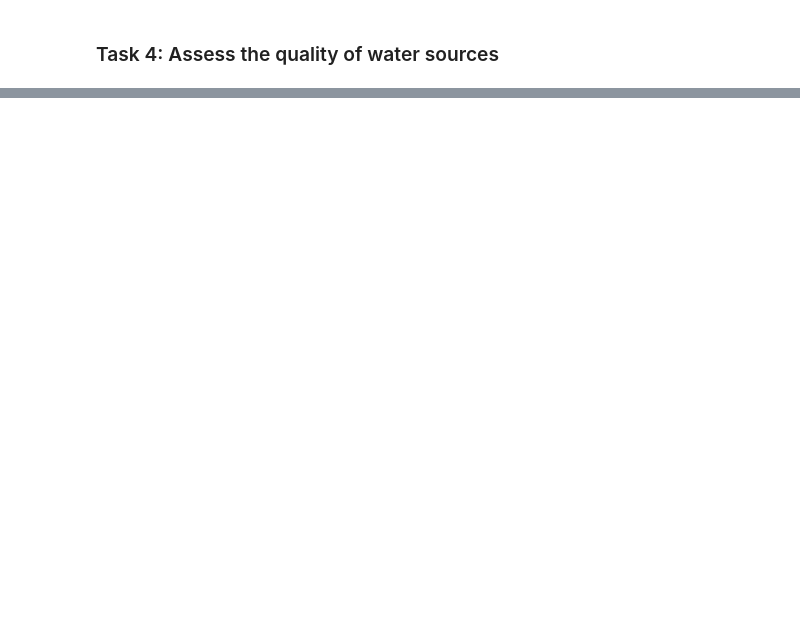
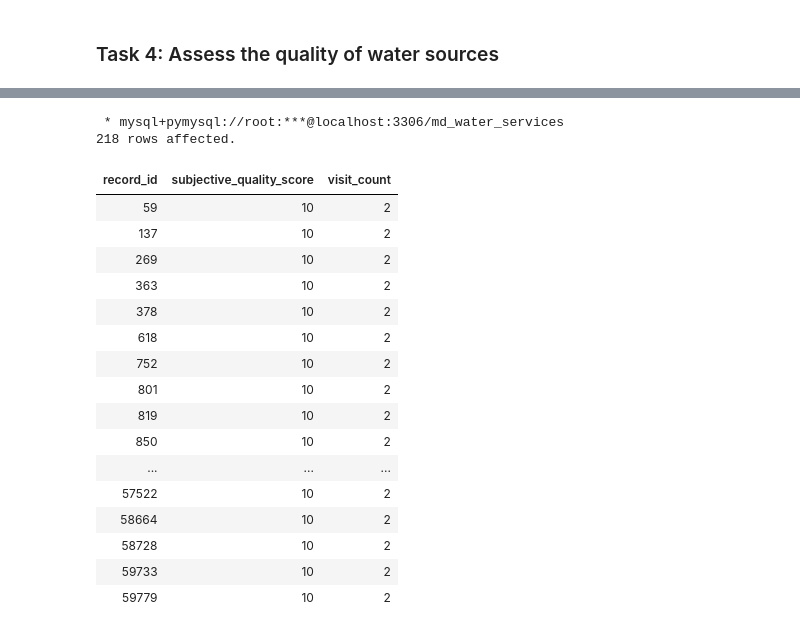
Before and after one commit to collins-kimotho/Maji_Ndogo, a Jupyter notebook: Maji_Ndogo.ipynb, the cells around one changed output, grey strips where cells are left out. Saved outputs shown, nothing was run; the diff lists cells and outputs as text; code cells hidden in the pictures; blank space fills up the shorter version.

```diff
--- a/Maji_Ndogo.ipynb
+++ b/Maji_Ndogo.ipynb
@@ -136,0 +146,26 @@ WHERE time_in_queue >= 500
+# %%
+%%sql
+
+SELECT *
+FROM water_quality
+WHERE subjective_quality_score = 10 AND visit_count = 2
+# %% [output]
+ * mysql+pymysql://root:***@localhost:3306/md_water_services
+218 rows affected.
+| record_id | subjective_quality_score | visit_count |
+| 59 | 10 | 2 |
+| 137 | 10 | 2 |
+| 269 | 10 | 2 |
+| 363 | 10 | 2 |
+| 378 | 10 | 2 |
+| 618 | 10 | 2 |
+| 752 | 10 | 2 |
+| 801 | 10 | 2 |
+| 819 | 10 | 2 |
+| 850 | 10 | 2 |
+| ... | ... | ... |
+| 57522 | 10 | 2 |
+| 58664 | 10 | 2 |
+| 58728 | 10 | 2 |
+| 59733 | 10 | 2 |
+| 59779 | 10 | 2 |
```
Also changed, not shown: parts of 19 cells of this notebook.
